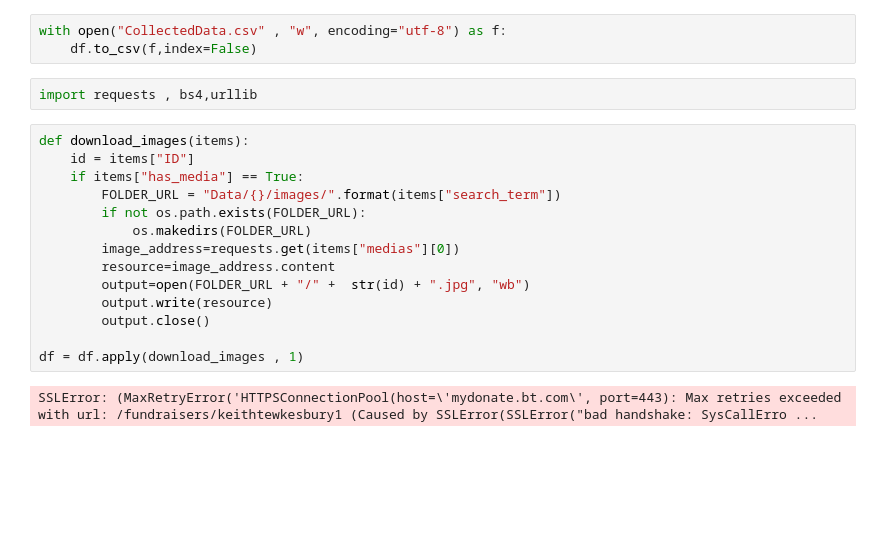
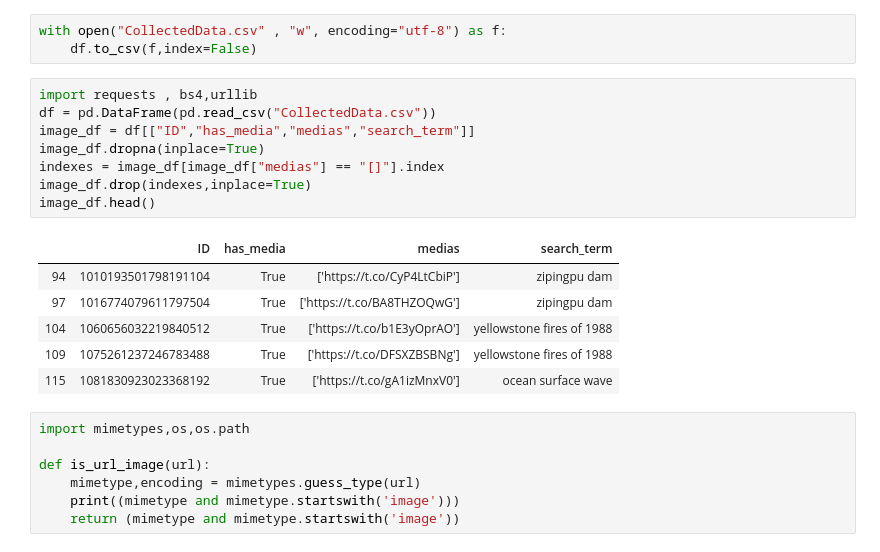
Before and after one commit to jaydbendre/Final-Year-Project, a Jupyter notebook: convert_to_csv.ipynb, the cells around one changed output. Cells and saved outputs as stored; diff of their text form; blank space fills up the shorter version.

```diff
--- a/convert_to_csv.ipynb
+++ b/convert_to_csv.ipynb
@@ -42,21 +42,25 @@ df
 # %%
 with open("CollectedData.csv" , "w", encoding="utf-8") as f:
     df.to_csv(f,index=False)
-# %%
-import requests , bs4,urllib
-# %%
-def download_images(items):
-    id = items["ID"]
-    if items["has_media"] == True:
-        FOLDER_URL = "Data/{}/images/".format(items["search_term"])
-        if not os.path.exists(FOLDER_URL):
-            os.makedirs(FOLDER_URL)
-        image_address=requests.get(items["medias"][0])
-        resource=image_address.content
-        output=open(FOLDER_URL + "/" +  str(id) + ".jpg", "wb")
-        output.write(resource)
-        output.close()
-
-df = df.apply(download_images , 1)
-# %% [output]
-SSLError: (MaxRetryError('HTTPSConnectionPool(host=\'mydonate.bt.com\', port=443): Max retries exceeded with url: /fundraisers/keithtewkesbury1 (Caused by SSLError(SSLError("bad handshake: SysCallErro ...
+# %%
+import requests , bs4,urllib
+df = pd.DataFrame(pd.read_csv("CollectedData.csv"))
+image_df = df[["ID","has_media","medias","search_term"]]
+image_df.dropna(inplace=True)
+indexes = image_df[image_df["medias"] == "[]"].index
+image_df.drop(indexes,inplace=True)
+image_df.head()
+# %% [output]
+|  | ID | has_media | medias | search_term |
+| 94 | 1010193501798191104 | True | ['https://t.co/CyP4LtCbiP'] | zipingpu dam |
+| 97 | 1016774079611797504 | True | ['https://t.co/BA8THZOQwG'] | zipingpu dam |
+| 104 | 1060656032219840512 | True | ['https://t.co/b1E3yOprAO'] | yellowstone fires of 1988 |
+| 109 | 1075261237246783488 | True | ['https://t.co/DFSXZBSBNg'] | yellowstone fires of 1988 |
+| 115 | 1081830923023368192 | True | ['https://t.co/gA1izMnxV0'] | ocean surface wave |
+# %%
+import mimetypes,os,os.path
+
+def is_url_image(url):
+    mimetype,encoding = mimetypes.guess_type(url)
+    print((mimetype and mimetype.startswith('image')))
+    return (mimetype and mimetype.startswith('image'))
```
Also changed, not shown: parts of 2 cells of this notebook, 2 other files.
